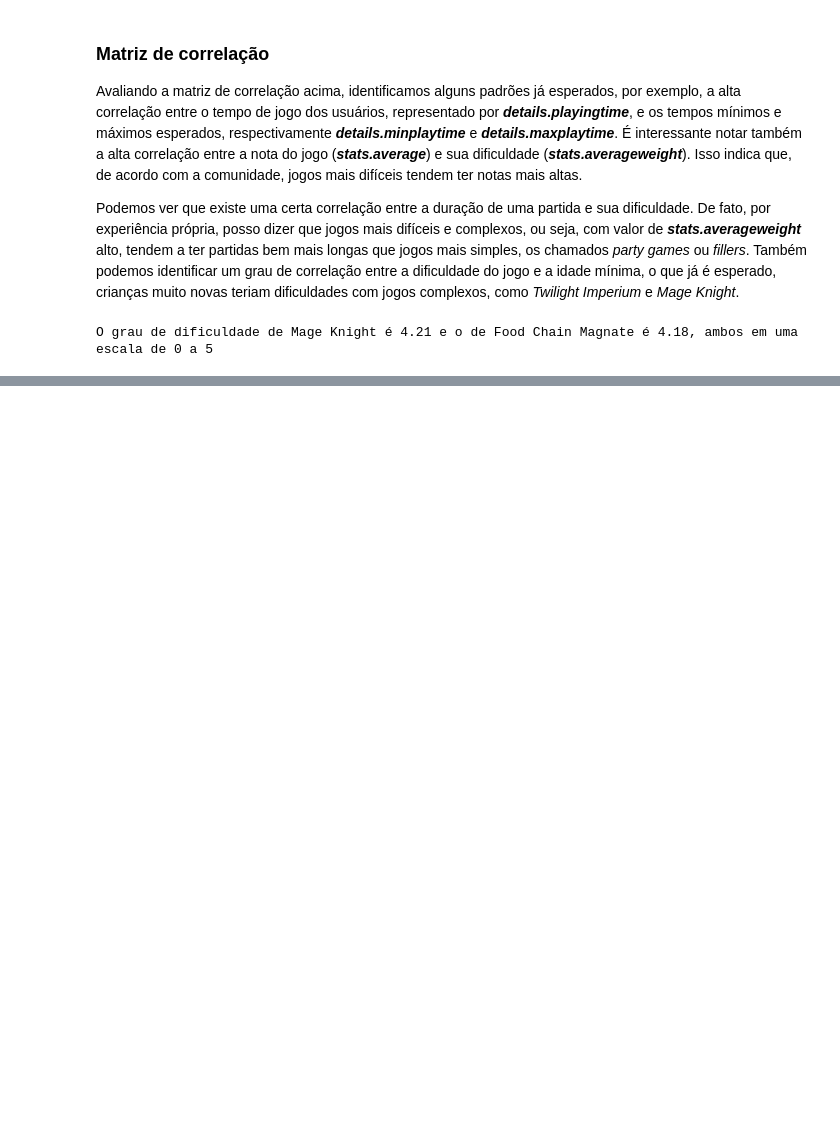
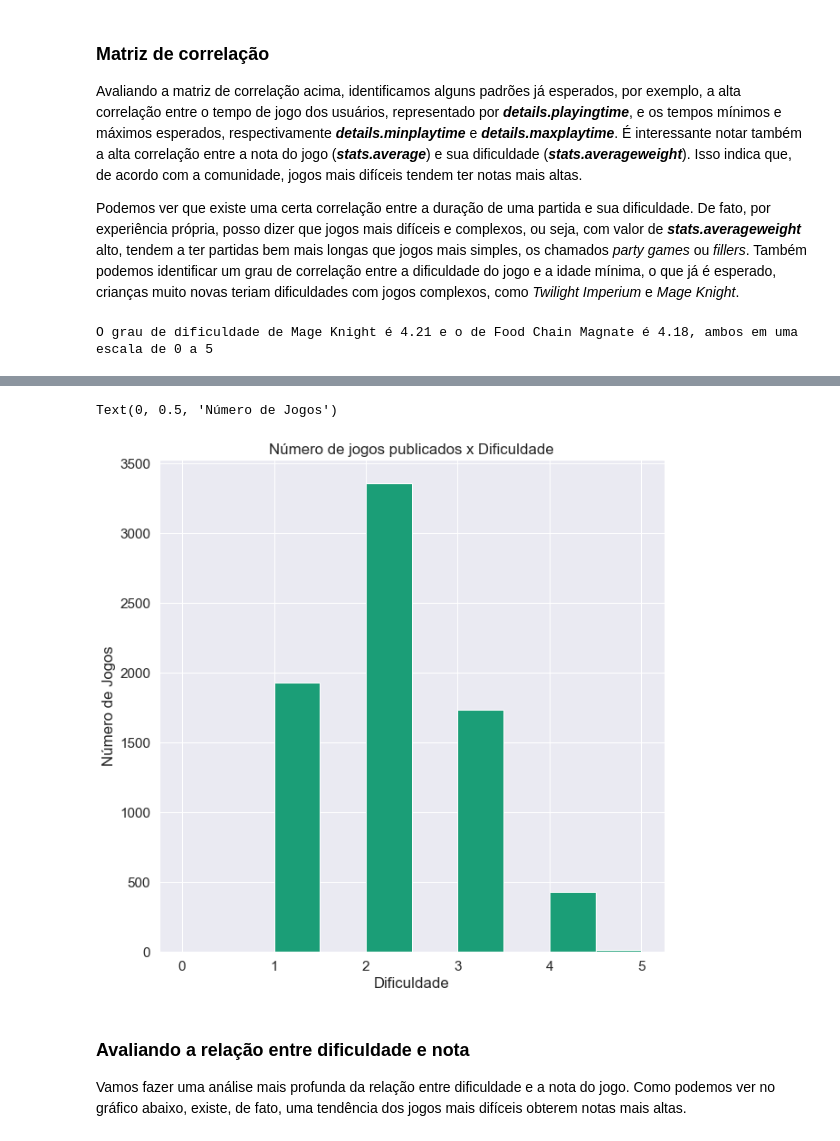
Before and after one commit to romulofff/BoardGameGeekAnalysis, a Jupyter notebook: boardgames.ipynb, the cells around one changed output, grey strips where cells are left out. Saved outputs shown, nothing was run; the diff lists cells and outputs as text; code cells hidden in the pictures; blank space fills up the shorter version.

Commit message:
Mais análises

```diff
--- a/boardgames.ipynb
+++ b/boardgames.ipynb
@@ -171,0 +175,12 @@ O grau de dificuldade de Mage Knight é 4.21 e o de Food Chain Magnate é 4.18,
+# %%
+numberxweight = usersrated_100['stats.averageweight'].round()
+numberxweight.plot(kind="hist", figsize=(10,10), colormap='Dark2')
+plt.title("Número de jogos publicados x Dificuldade")
+plt.xlabel("Dificuldade")
+plt.ylabel("Número de Jogos")
+# %% [output]
+Text(0, 0.5, 'Número de Jogos')
+[figure, added]
+# %% [markdown]
+### Avaliando a relação entre dificuldade e nota
+Vamos fazer uma análise mais profunda da relação entre dificuldade e a nota do jogo. Como podemos ver no gráfico abaixo, existe, de fato, uma tendência dos jogos mais difíceis obterem notas mais altas.
```
Also changed, not shown: parts of 8 cells of this notebook.
